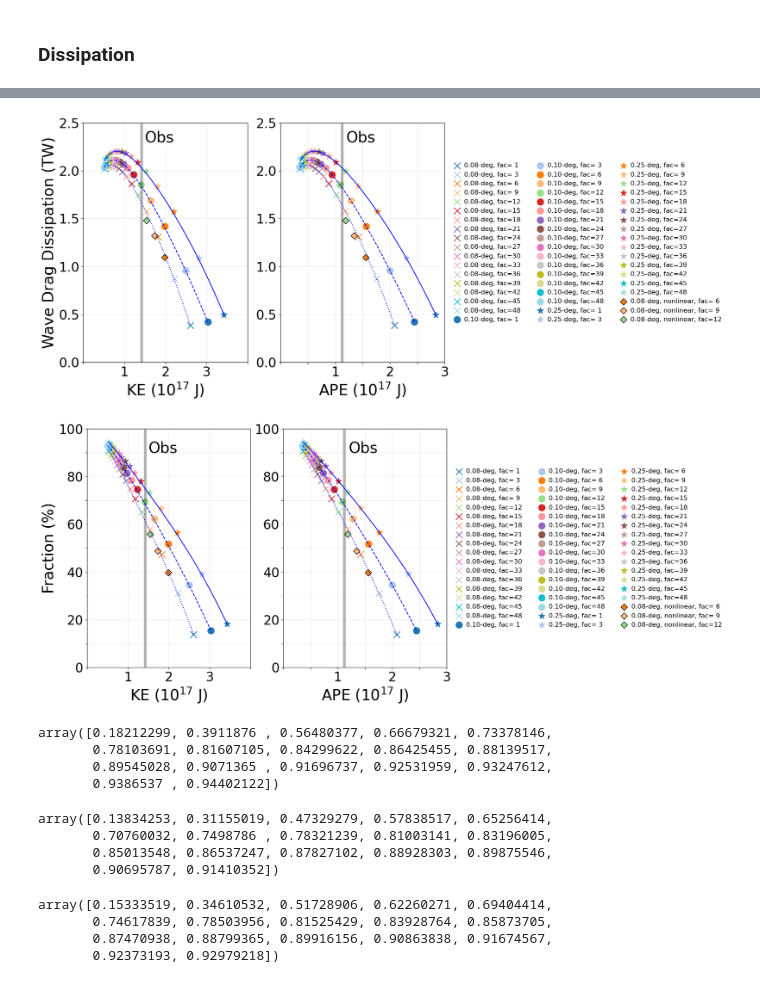
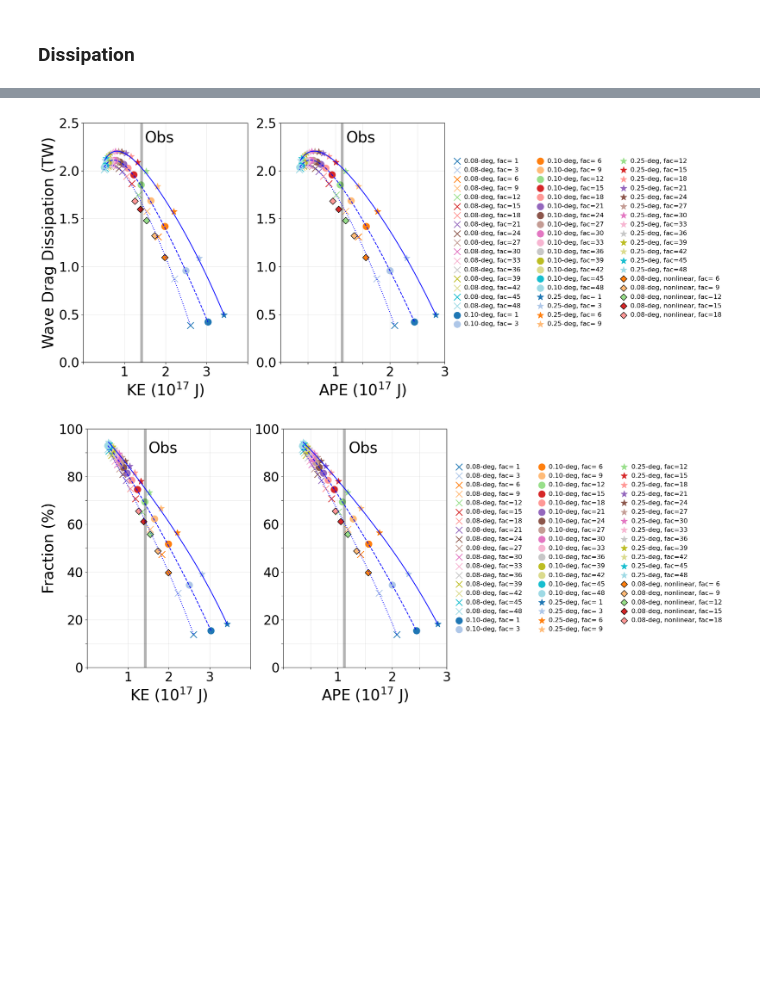
Before and after one commit to luweiyang/MOM6_global_tide_only, a Jupyter notebook: evaluate/plot_KE_APE_RMSE_Dissip_sigma.ipynb, the cells around one changed output, grey strips where cells are left out. Saved outputs shown, nothing was run; the diff lists cells and outputs as text; code cells hidden in the pictures; blank space fills up the shorter version.

```diff
--- a/evaluate/plot_KE_APE_RMSE_Dissip_sigma.ipynb
+++ b/evaluate/plot_KE_APE_RMSE_Dissip_sigma.ipynb
@@ -361,7 +365,7 @@ for I, ax in enumerate(axs):
             ax.scatter(mKE_025[i],RMSE_025[i],s=marker_size,c=colors[i],marker='*',edgecolor=colors[i])
             ax.scatter(mKE_01[i],RMSE_01[i],s=marker_size,c=colors[i],marker='o',edgecolor=colors[i])
             ax.scatter(mKE_008[i],RMSE_008[i],s=marker_size,c=colors[i],marker='x',edgecolor=colors[i])
-        for i in range(3):
+        for i in range(5):
             ax.scatter(mKE_008_non[i],RMSE_008_non[i],s=marker_size/2,c=colors[i+2],marker='D',edgecolor='k')
 
         ax.grid(True,alpha=0.3)
@@ -383,7 +387,7 @@ for I, ax in enumerate(axs):
             ax.scatter(mAPE_01[i],RMSE_01[i],s=marker_size,c=colors[i],marker='o',edgecolor=colors[i],label='0.10-deg, fac=%2d'%fac[i])
         for i in range(17):
             ax.scatter(mAPE_008[i],RMSE_008[i],s=marker_size,c=colors[i],marker='x',edgecolor=colors[i],label='0.08-deg, fac=%2d'%fac[i])
-        for i in range(3):
+        for i in range(5):
             ax.scatter(mAPE_008_non[i],RMSE_008_non[i],s=marker_size/2,c=colors[i+2],marker='D',edgecolor='k',label='0.08-deg, nonlinear, fac=%2d'%((i+2)*3))
         ax.grid(True,alpha=0.3)
 
@@ -448,7 +452,7 @@ for I, ax in enumerate(axs):
             ax.scatter(mKE_025[i],dissip_025[i],s=marker_size,c=colors[i],marker='*',edgecolor=colors[i])
             ax.scatter(mKE_01[i],dissip_01[i],s=marker_size,c=colors[i],marker='o',edgecolor=colors[i])
             ax.scatter(mKE_008[i],dissip_008[i],s=marker_size,c=colors[i],marker='x',edgecolor=colors[i])
-        for i in range(3):
+        for i in range(5):
             ax.scatter(mKE_008_non[i],dissip_008_non[i],s=marker_size/2,c=colors[i+2],marker='D',edgecolor='k')
         ax.grid(True,alpha=0.3)
 
@@ -469,7 +473,7 @@ for I, ax in enumerate(axs):
             ax.scatter(mAPE_025[i],dissip_025[i],s=marker_size,c=colors[i],marker='*',edgecolor=colors[i],label='0.25-deg, fac=%2d'%fac[i])
         for i in range(17):
             ax.scatter(mAPE_01[i],dissip_01[i],s=marker_size,c=colors[i],marker='o',edgecolor=colors[i],label='0.10-deg, fac=%2d'%fac[i])
-        for i in range(3):
+        for i in range(5):
             ax.scatter(mAPE_008_non[i],dissip_008_non[i],s=marker_size/2,c=colors[i+2],marker='D',edgecolor='k',label='0.08-deg, nonlinear, fac=%2d'%((i+2)*3))
         ax.grid(True,alpha=0.3)
 
@@ -533,7 +537,7 @@ for I, ax in enumerate(axs):
             ax.scatter(mKE_025[i],cdrag_025[i],s=marker_size,c=colors[i],marker='*',edgecolor=colors[i])
             ax.scatter(mKE_01[i],cdrag_01[i],s=marker_size,c=colors[i],marker='o',edgecolor=colors[i])
             ax.scatter(mKE_008[i],cdrag_008[i],s=marker_size,c=colors[i],marker='x',edgecolor=colors[i])
-        for i in range(3):
+        for i in range(5):
             ax.scatter(mKE_008_non[i],cdrag_008_non[i],s=marker_size/2,c=colors[i+2],marker='D',edgecolor='k')
         ax.grid(True,alpha=0.3)
 
@@ -554,7 +558,7 @@ for I, ax in enumerate(axs):
             ax.scatter(mAPE_01[i],cdrag_01[i],s=marker_size,c=colors[i],marker='o',edgecolor=colors[i],label='0.10-deg, fac=%2d'%fac[i])
         for i in range(17):
             ax.scatter(mAPE_008[i],cdrag_008[i],s=marker_size,c=colors[i],marker='x',edgecolor=colors[i],label='0.08-deg, fac=%2d'%fac[i])
-        for i in range(3):
+        for i in range(5):
             ax.scatter(mAPE_008_non[i],cdrag_008_non[i],s=marker_size/2,c=colors[i+2],marker='D',edgecolor='k',label='0.08-deg, nonlinear, fac=%2d'%((i+2)*3))
         ax.grid(True,alpha=0.3)
 
@@ -618,7 +622,7 @@ for I, ax in enumerate(axs):
             ax.scatter(mKE_025[i],sigma_025[i],s=marker_size,c=colors[i],marker='*',edgecolor=colors[i])
             ax.scatter(mKE_01[i],sigma_01[i],s=marker_size,c=colors[i],marker='o',edgecolor=colors[i])
             ax.scatter(mKE_008[i],sigma_008[i],s=marker_size,c=colors[i],marker='x',edgecolor=colors[i])
-        for i in range(3):
+        for i in range(5):
             ax.scatter(mKE_008_non[i],sigma_008_non[i],s=marker_size/2,c=colors[i+2],marker='D',edgecolor='k')
         ax.grid(True,alpha=0.3)
 
@@ -639,7 +643,7 @@ for I, ax in enumerate(axs):
             ax.scatter(mAPE_01[i],sigma_01[i],s=marker_size,c=colors[i],marker='o',edgecolor=colors[i],label='0.10-deg, fac=%2d'%fac[i])
         for i in range(17):
             ax.scatter(mAPE_025[i],sigma_025[i],s=marker_size,c=colors[i],marker='*',edgecolor=colors[i],label='0.25-deg, fac=%2d'%fac[i])
-        for i in range(3):
+        for i in range(5):
             ax.scatter(mAPE_008_non[i],sigma_008_non[i],s=marker_size/2,c=colors[i+2],marker='D',edgecolor='k',label='0.08-deg, nonlinear, fac=%2d'%((i+2)*3))
         ax.grid(True,alpha=0.3)
 
@@ -647,7 +651,7 @@ for I, ax in enumerate(axs):
 
 plt.savefig('/g/data/nm03/lxy581/evaluate/tuning/SAL_SAH_masked_TPXO_M2_008_01_025_KE_APE_dissip_sigma.png', dpi=600, bbox_inches='tight')
 # %% [output]
-[figure, old version]
+[figure, new version]
 # %%
 fig = plt.figure(figsize=(12, 8))
 axs = []
@@ -691,54 +695,33 @@ for I, ax in enumerate(axs):
             ax.scatter(mKE_025[i],perc_025[i],s=marker_size,c=colors[i],marker='*',edgecolor=colors[i])
             ax.scatter(mKE_01[i],perc_01[i],s=marker_size,c=colors[i],marker='o',edgecolor=colors[i])
             ax.scatter(mKE_008[i],perc_008[i],s=marker_size,c=colors[i],marker='x',edgecolor=colors[i])
-        for i in range(3):
+        for i in range(5):
             ax.scatter(mKE_008_non[i],perc_008_non[i],s=marker_size/2,c=colors[i+2],marker='D',edgecolor='k')
         ax.grid(True,alpha=0.3)
 
     if I==1:
         ax.set_xlim(0e+17,3e+17)
         ax.set_xticks(np.arange(0e+17,3.5e+17,0.5e+17))
         ax.set_xticklabels(['','','1','','2','','3'])
         ax.set_xlabel('APE (10$^{17}$ J)',fontsize=28)
         ax.text(1.2e+17,0.9,'Obs',fontsize=28)
         ax.plot([mAPE_TPXO,mAPE_TPXO],[0,1.0],'k',linewidth=5,alpha=0.3)
         ax.plot(ape_smooth_025, perc_smooth_025, color='b')
         ax.plot(ape_smooth_01, perc_smooth_01, color='b',linestyle='--')
         ax.plot(ape_smooth_008, perc_smooth_008, color='b',linestyle=':')
 
         for i in range(17):
             ax.scatter(mAPE_008[i],perc_008[i],s=marker_size,c=colors[i],marker='x',edgecolor=colors[i],label='0.08-deg, fac=%2d'%fac[i])
         for i in range(17):
             ax.scatter(mAPE_01[i],perc_01[i],s=marker_size,c=colors[i],marker='o',edgecolor=colors[i],label='0.10-deg, fac=%2d'%fac[i])
         for i in range(17):
             ax.scatter(mAPE_025[i],perc_025[i],s=marker_size,c=colors[i],marker='*',edgecolor=colors[i],label='0.25-deg, fac=%2d'%fac[i])
-        for i in range(3):
+        for i in range(5):
             ax.scatter(mAPE_008_non[i],perc_008_non[i],s=marker_size/2,c=colors[i+2],marker='D',edgecolor='k',label='0.08-deg, nonlinear, fac=%2d'%((i+2)*3))
         ax.grid(True,alpha=0.3)
 
         ax.legend(loc='center left',bbox_to_anchor=(1,0.5),fontsize=12,ncol=3,handletextpad=0.1,frameon=False)
 
 plt.savefig('/g/data/nm03/lxy581/evaluate/tuning/SAL_SAH_masked_TPXO_M2_008_01_025_KE_APE_perc.png', dpi=600, bbox_inches='tight')
 # %% [output]
-[figure, old version]
+[figure, new version]
-# %%
-perc_025
-# %% [output]
-array([0.18212299, 0.3911876 , 0.56480377, 0.66679321, 0.73378146,
-       0.78103691, 0.81607105, 0.84299622, 0.86425455, 0.88139517,
-       0.89545028, 0.9071365 , 0.91696737, 0.92531959, 0.93247612,
-       0.9386537 , 0.94402122])
-# %%
-perc_008
-# %% [output]
-array([0.13834253, 0.31155019, 0.47329279, 0.57838517, 0.65256414,
-       0.70760032, 0.7498786 , 0.78321239, 0.81003141, 0.83196005,
-       0.85013548, 0.86537247, 0.87827102, 0.88928303, 0.89875546,
-       0.90695787, 0.91410352])
-# %%
-perc_01
-# %% [output]
-array([0.15333519, 0.34610532, 0.51728906, 0.62260271, 0.69404414,
-       0.74617839, 0.78503956, 0.81525429, 0.83928764, 0.85873705,
-       0.87470938, 0.88799365, 0.89916156, 0.90863838, 0.91674567,
-       0.92373193, 0.92979218])
```
Also changed, not shown: parts of 15 cells of this notebook.
